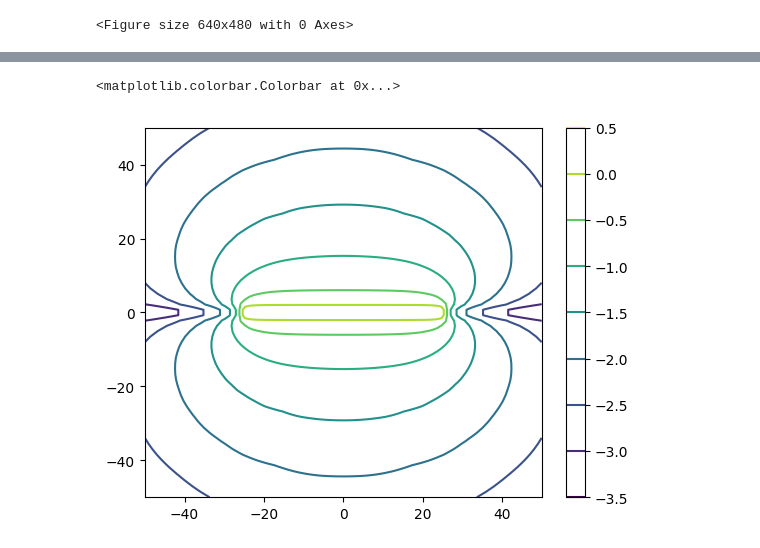
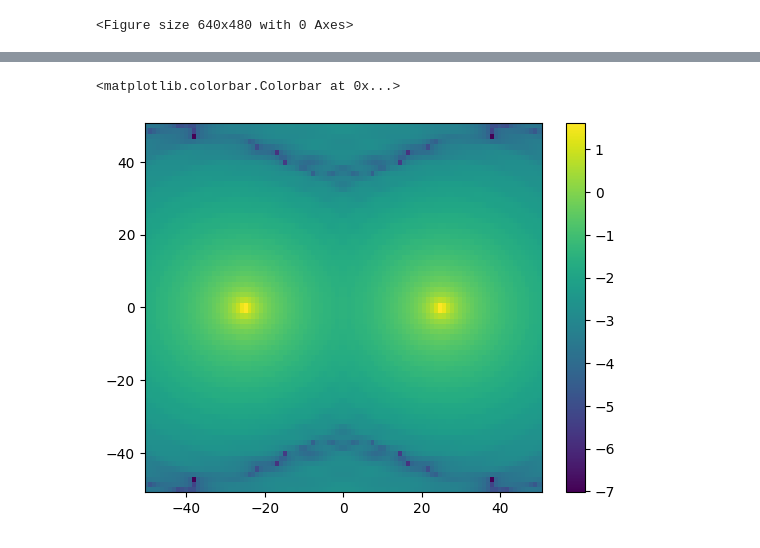
Before and after one commit to hydrogeophysicsgroup/anemone, a Jupyter notebook: prototyping/bfields_square_loop.ipynb, the cells around one changed output, grey strips where cells are left out. Cells and saved outputs as stored; diff of their text form; code cells hidden in the pictures.

```diff
--- a/prototyping/bfields_square_loop.ipynb
+++ b/prototyping/bfields_square_loop.ipynb
@@ -358,8 +358,8 @@ def s_of_r_ground(self, rx, R):
         xm = xm[:, None]
 
         sx += torch.nan_to_num((phi2-phi1)*y1 / R)
-        sy -= torch.nan_to_num(phi1*xm / R)
-        sy += torch.nan_to_num(phi2*xm / R)
+        sy += torch.nan_to_num(phi1*(x1-xm) / R)
+        sy -= torch.nan_to_num(phi2*(x2-xm) / R)
     return sx,sy
 # %%
 from anemone.experiment import Loop, Receiver
@@ -367,4 +367,4 @@ from anemone import constants as c
 from anemone.transforms import Hankel
 from anemone.physics import refl_transverse_electric as rte, refl_transverse_magnetic as rtm
 txX = Loop([-25, 25], [0, 0], [0, 0])
-rx1 = Receiver(torch.linspace(-50, 50, 100), torch.linspace(-50, 50, 70))
+rx1 = Receiver(torch.linspace(-50, 50, 21), torch.linspace(-50, 50, 21))
@@ -413,15 +409,15 @@ txX = Loop([-25, 25], [0, 0], [0, 0])
 # rx1 = Receiver(rx.x, rx.y)
 
 sX,sY = s_of_r_ground(txX, rx1, r)
-sY2 = s_of_rY(txX, rx1, r)
-sZ = s_of_rZ(txX, rx1, r)
+sY2   = s_of_rY(txX, rx1, r)
+sZ    = s_of_rZ(txX, rx1, r)
 
 Hx = (sX@HxR.squeeze()).reshape(rx1.X.shape)
 Hy = (sY@HxR.squeeze()).reshape(rx1.X.shape)
 
 hkl = Hankel(Hydx_integrand, 0, smp_per_decade=16)
 r, HyR = hkl._range(torch.tensor([0.01]),torch.tensor([100]))
-Hy -= (sY2@HyR.squeeze()).reshape(rx1.X.shape)
+Hy += (sY2@HyR.squeeze()).reshape(rx1.X.shape)
 
 hkl = Hankel(Hzdx_integrand, 1, smp_per_decade=16)
 r, HzR = hkl._range(torch.tensor([0.01]),torch.tensor([100]))
@@ -429,13 +433,13 @@ Hz = (sZ@HzR.squeeze()).reshape(rx1.X.shape)
 # %%
 import matplotlib.pyplot as plt
 import numpy as np
 
 plt.figure()
-pcm=plt.contour(*np.meshgrid(rx1.x, rx1.y), np.log10(np.abs(Hz.numpy().real.T)))
+pcm=plt.pcolor(*np.meshgrid(rx1.x, rx1.y), np.log10(np.abs(Hy.numpy().real.T)))
 plt.colorbar(pcm)
 # %% [output]
 <matplotlib.colorbar.Colorbar at 0x...>
-[figure, old version]
+[figure, new version]
 # %%
 fig,axs = plt.subplots(3,1, figsize=(5,10))
 pcm=axs[0].pcolor(rx1.X, rx1.Y, Hx0.real)
```
Also changed, not shown: parts of 5 cells of this notebook, 3 other files.
